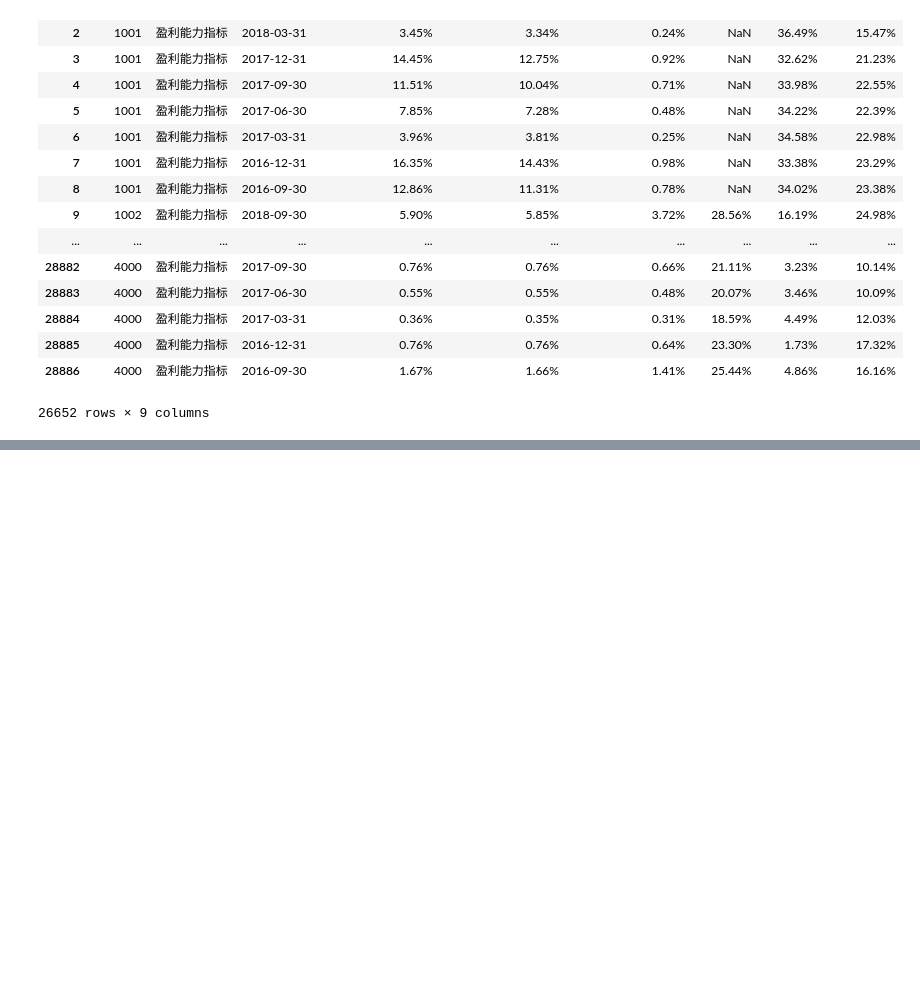
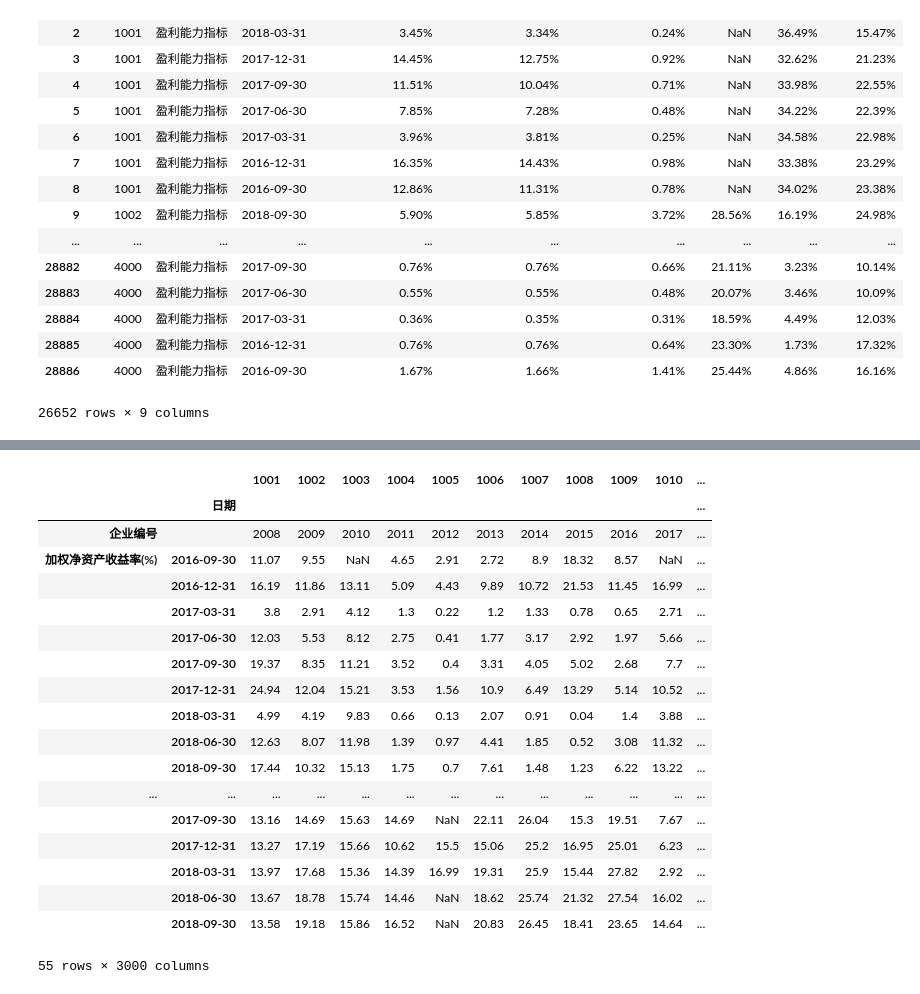
Before and after one commit to CourierKyn/isi-world-cup, a Jupyter notebook: 上市信息财务信息盈利能力指标.ipynb, the cells around one changed output, grey strips where cells are left out. Cells and saved outputs as stored; diff of their text form; code cells hidden in the pictures; blank space fills up the shorter version.

```diff
--- a/上市信息财务信息盈利能力指标.ipynb
+++ b/上市信息财务信息盈利能力指标.ipynb
@@ -137,3 +148,24 @@ data=data.unstack().reset_index('企业编号').T.drop('标题')
 # %%
 data=data.reindex(columns=list(range(1001,4001)))
 data.to_pickle('上市信息财务信息盈利能力指标.pickle')
+data
+# %% [output]
+|  |  | 1001 | 1002 | 1003 | 1004 | 1005 | 1006 | 1007 | 1008 | 1009 | 1010 | ... |
+|  | 日期 |  |  |  |  |  |  |  |  |  |  | ... |
+| 企业编号 |  | 2008 | 2009 | 2010 | 2011 | 2012 | 2013 | 2014 | 2015 | 2016 | 2017 | ... |
+| 加权净资产收益率(%) | 2016-09-30 | 11.07 | 9.55 | NaN | 4.65 | 2.91 | 2.72 | 8.9 | 18.32 | 8.57 | NaN | ... |
+|  | 2016-12-31 | 16.19 | 11.86 | 13.11 | 5.09 | 4.43 | 9.89 | 10.72 | 21.53 | 11.45 | 16.99 | ... |
+|  | 2017-03-31 | 3.8 | 2.91 | 4.12 | 1.3 | 0.22 | 1.2 | 1.33 | 0.78 | 0.65 | 2.71 | ... |
+|  | 2017-06-30 | 12.03 | 5.53 | 8.12 | 2.75 | 0.41 | 1.77 | 3.17 | 2.92 | 1.97 | 5.66 | ... |
+|  | 2017-09-30 | 19.37 | 8.35 | 11.21 | 3.52 | 0.4 | 3.31 | 4.05 | 5.02 | 2.68 | 7.7 | ... |
+|  | 2017-12-31 | 24.94 | 12.04 | 15.21 | 3.53 | 1.56 | 10.9 | 6.49 | 13.29 | 5.14 | 10.52 | ... |
+|  | 2018-03-31 | 4.99 | 4.19 | 9.83 | 0.66 | 0.13 | 2.07 | 0.91 | 0.04 | 1.4 | 3.88 | ... |
+|  | 2018-06-30 | 12.63 | 8.07 | 11.98 | 1.39 | 0.97 | 4.41 | 1.85 | 0.52 | 3.08 | 11.32 | ... |
+|  | 2018-09-30 | 17.44 | 10.32 | 15.13 | 1.75 | 0.7 | 7.61 | 1.48 | 1.23 | 6.22 | 13.22 | ... |
+| ... | ... | ... | ... | ... | ... | ... | ... | ... | ... | ... | ... | ... |
+|  | 2017-09-30 | 13.16 | 14.69 | 15.63 | 14.69 | NaN | 22.11 | 26.04 | 15.3 | 19.51 | 7.67 | ... |
+|  | 2017-12-31 | 13.27 | 17.19 | 15.66 | 10.62 | 15.5 | 15.06 | 25.2 | 16.95 | 25.01 | 6.23 | ... |
+|  | 2018-03-31 | 13.97 | 17.68 | 15.36 | 14.39 | 16.99 | 19.31 | 25.9 | 15.44 | 27.82 | 2.92 | ... |
+|  | 2018-06-30 | 13.67 | 18.78 | 15.74 | 14.46 | NaN | 18.62 | 25.74 | 21.32 | 27.54 | 16.02 | ... |
+|  | 2018-09-30 | 13.58 | 19.18 | 15.86 | 16.52 | NaN | 20.83 | 26.45 | 18.41 | 23.65 | 14.64 | ... |
+55 rows × 3000 columns
```
Also changed, not shown: parts of 5 cells of this notebook, 12 other files.
